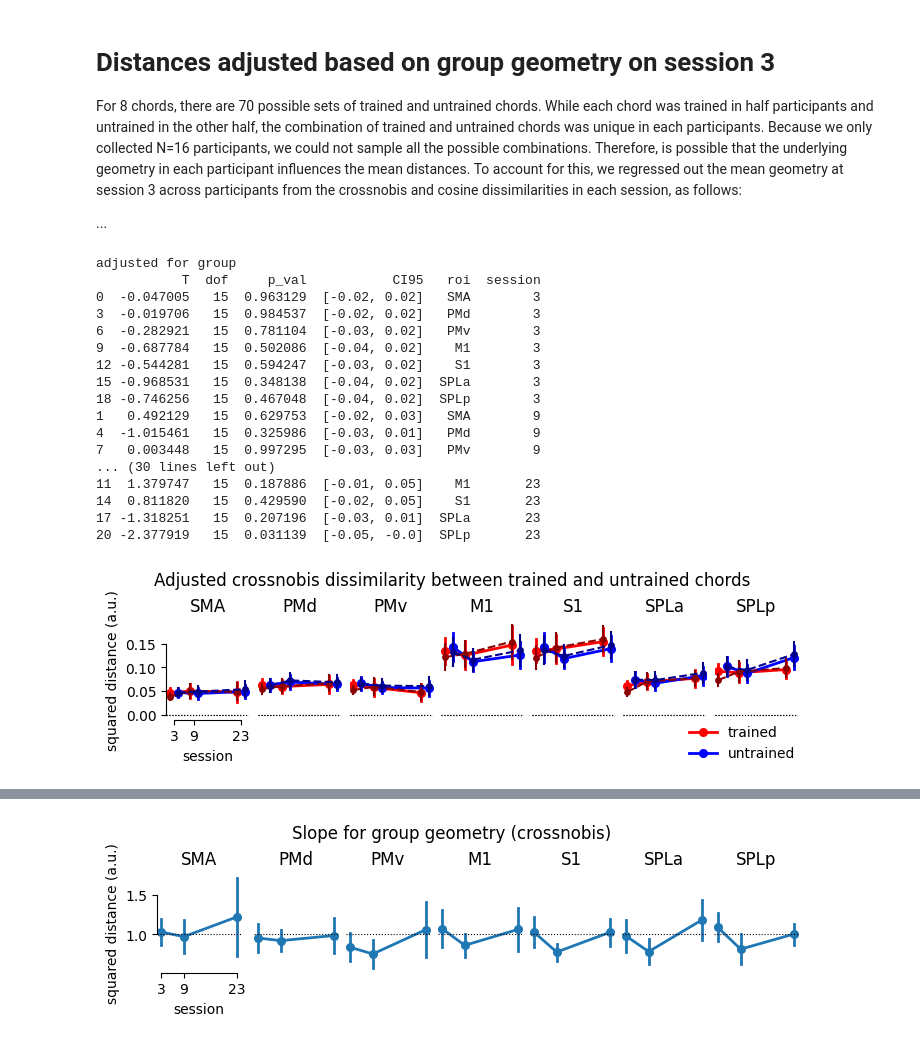
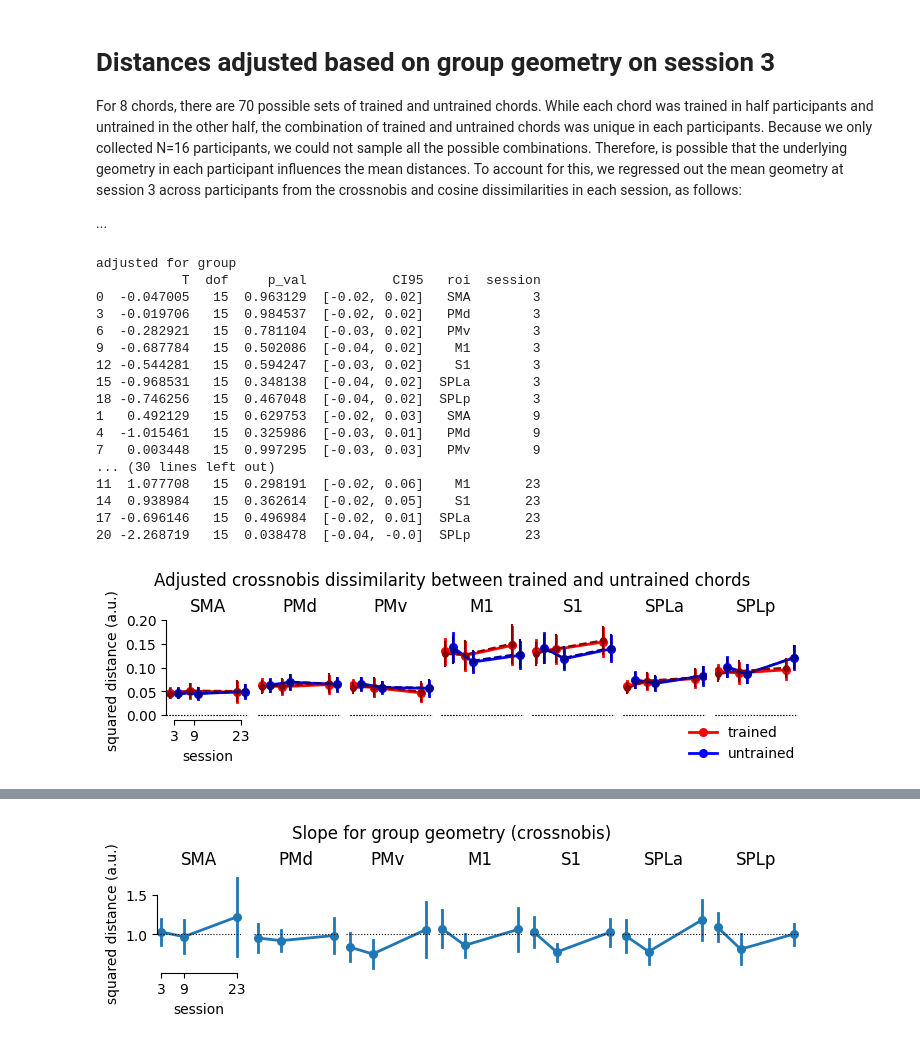
Before and after one commit to mnlmrc/EFC_learningfMRI, a Jupyter notebook: notebooks/pattern_neural.ipynb, the cells around one changed output, grey strips where cells are left out. Saved outputs shown, nothing was run; the diff lists cells and outputs as text; code cells hidden in the pictures.

```diff
--- a/notebooks/pattern_neural.ipynb
+++ b/notebooks/pattern_neural.ipynb
@@ -248,7 +248,7 @@ dist_ancova = pd.read_csv(os.path.join(gl.baseDir, gl.pcmDir, f'dissimilarity_an
 dist_ancova = dist_ancova[dist_ancova.Hem==H]
 dist_chord_sess_ancova = dist_ancova.groupby(['sn', 'Hem', 'roi', 'session', 'chord']).mean(numeric_only=True).reset_index()
 
-dist_ancova_force = pd.read_csv(os.path.join(gl.baseDir, gl.pcmDir, f'dissimilarity_ancova_force_only.der.within_session.ROI.glm{glm}.tsv'), sep='\t')
+dist_ancova_force = pd.read_csv(os.path.join(gl.baseDir, gl.pcmDir, f'dissimilarity_ancova_force.der.within_session.ROI.glm{glm}.tsv'), sep='\t')
 dist_ancova_force = dist_ancova_force[dist_ancova_force.Hem==H]
 dist_chord_sess_ancova_force = dist_ancova_force.groupby(['sn', 'Hem', 'roi', 'session', 'chord']).mean(numeric_only=True).reset_index()
 
@@ -266,38 +266,38 @@ for a, (label, df) in enumerate(adjusted.items()):
         ttest = ttest_im_sess(df, rois, y='crossnobis', x='session', hue='chord', hue_order=hue_order)
         ttest['roi'] = pd.Categorical(ttest.roi, categories=rois, ordered=True)  # ROIs in gl.rois[atlas] order
         ttest.sort_values(by=['session', 'roi'], inplace=True)
 
         print(f'adjusted for {label}')
         print(ttest[['T', 'dof', 'p_val', 'CI95', 'roi', 'session']])
 
 axs[-1].legend([], frameon=False, loc='upper right')
 fig.legend(frameon=False, loc='lower right')
 sb.despine(ax=axs[0], trim=True)
 axs[0].set_ylabel('squared distance (a.u.)')
 axs[0].set_xlabel('session')
 
 fig.suptitle('Adjusted crossnobis dissimilarity between trained and untrained chords')
 
 plt.show()
 # %% [output]
 adjusted for group
            T  dof     p_val           CI95   roi  session
 0  -0.047005   15  0.963129  [-0.02, 0.02]   SMA        3
 3  -0.019706   15  0.984537  [-0.02, 0.02]   PMd        3
 6  -0.282921   15  0.781104  [-0.03, 0.02]   PMv        3
 9  -0.687784   15  0.502086  [-0.04, 0.02]    M1        3
 12 -0.544281   15  0.594247  [-0.03, 0.02]    S1        3
 15 -0.968531   15  0.348138  [-0.04, 0.02]  SPLa        3
 18 -0.746256   15  0.467048  [-0.04, 0.02]  SPLp        3
 1   0.492129   15  0.629753  [-0.02, 0.03]   SMA        9
 4  -1.015461   15  0.325986  [-0.03, 0.01]   PMd        9
 7   0.003448   15  0.997295  [-0.03, 0.03]   PMv        9
 ... (30 lines left out)
-11  1.379747   15  0.187886  [-0.01, 0.05]    M1       23
-14  0.811820   15  0.429590  [-0.02, 0.05]    S1       23
-17 -1.318251   15  0.207196  [-0.03, 0.01]  SPLa       23
-20 -2.377919   15  0.031139  [-0.05, -0.0]  SPLp       23
+11  1.077708   15  0.298191  [-0.02, 0.06]    M1       23
+14  0.938984   15  0.362614  [-0.02, 0.05]    S1       23
+17 -0.696146   15  0.496984  [-0.02, 0.01]  SPLa       23
+20 -2.268719   15  0.038478  [-0.04, -0.0]  SPLp       23
-[figure, old version]
+[figure, new version]
 # %%
 fig, axs = plt.subplots(1, len(rois), sharey=True, sharex=True, figsize=(7, 2), constrained_layout=True)
 
```
Also changed, not shown: parts of 2 cells of this notebook.
